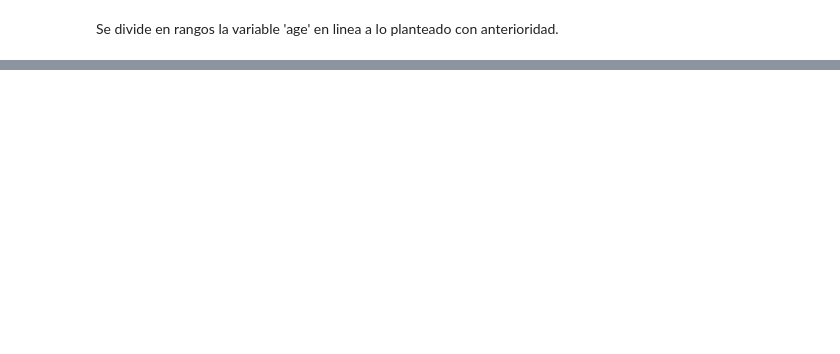
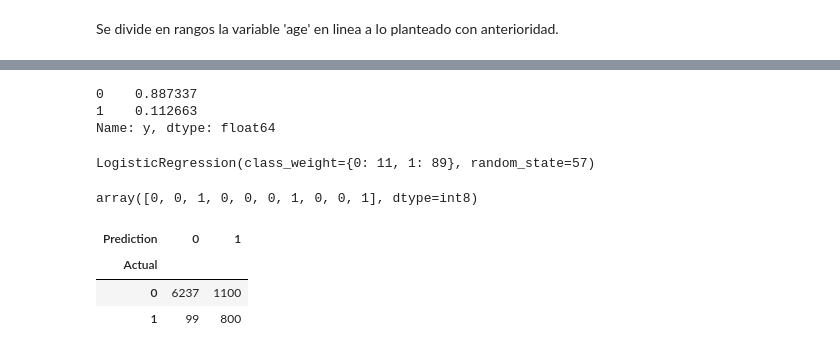
Before and after one commit to anasofiasama/Logistic-Regression-Project-Tutorial, a Jupyter notebook: src/explore.ipynb, the cells around one changed output, grey strips where cells are left out. Saved outputs shown, nothing was run; the diff lists cells and outputs as text; code cells hidden in the pictures; blank space fills up the shorter version.

```diff
--- a/src/explore.ipynb
+++ b/src/explore.ipynb
@@ -312,0 +408,4 @@ Index(['age', 'duration', 'campaign', 'pdays', 'previous', 'emp.var.rate',
+# %%
+sc = StandardScaler()
+X_train_sc = sc.fit_transform(X_train)
+X_test_sc = sc.transform (X_test)
@@ -312,0 +416,26 @@ Index(['age', 'duration', 'campaign', 'pdays', 'previous', 'emp.var.rate',
+# %%
+df_cod['y'].value_counts(normalize=True)
+# %% [output]
+0    0.887337
+1    0.112663
+Name: y, dtype: float64
+# %%
+w={0:11,1:89} #Pesos
+lg= LogisticRegression(random_state=57, class_weight=w) # Se define el modelo
+# %%
+lg.fit(X_train_sc,y_train) # Se entrena
+# %% [output]
+LogisticRegression(class_weight={0: 11, 1: 89}, random_state=57)
+# %%
+
+y_pred = lg.predict(X_test_sc) # Se testea
+y_pred[:10]
+# %% [output]
+array([0, 0, 1, 0, 0, 0, 1, 0, 0, 1], dtype=int8)
+# %%
+pd.crosstab(np.array(y_test),np.array(y_pred), rownames=['Actual'],colnames=['Prediction'])
+# %% [output]
+| Prediction | 0 | 1 |
+| Actual |  |  |
+| 0 | 6237 | 1100 |
+| 1 | 99 | 800 |
```
Also changed, not shown: parts of 42 cells of this notebook.
